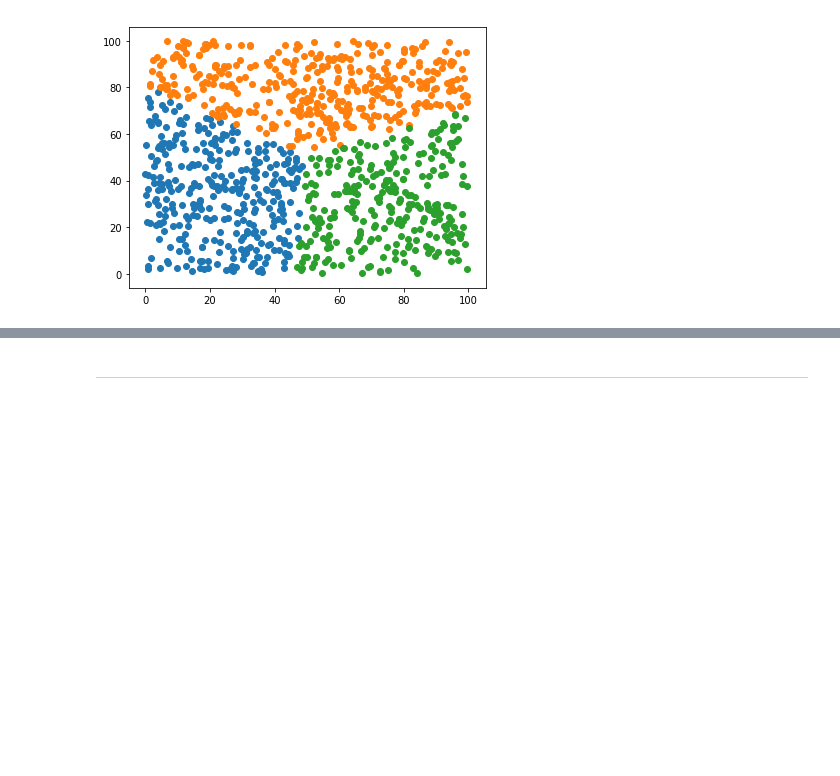
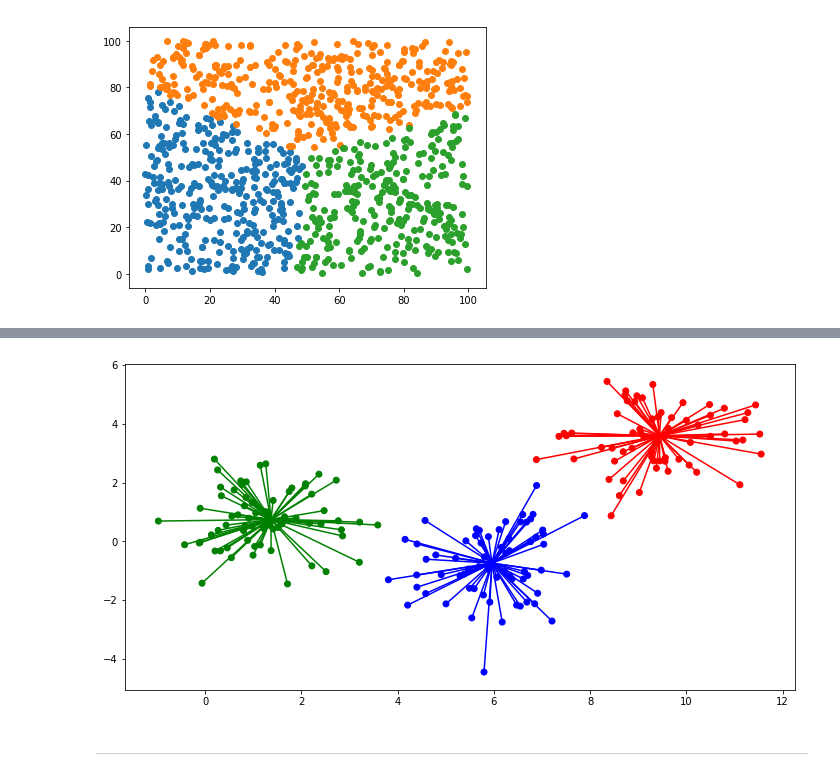
Before and after one commit to KxSystems/ml, a Jupyter notebook: clust/notebooks/clusteralgo.ipynb, the cells around one changed output, grey strips where cells are left out. Saved outputs shown, nothing was run; the diff lists cells and outputs as text; code cells hidden in the pictures; blank space fills up the shorter version.

```diff
--- a/clust/notebooks/clusteralgo.ipynb
+++ b/clust/notebooks/clusteralgo.ipynb
@@ -224,2 +258,6 @@ plt[`:show][];
+# %%
+.ml.clust.ap[d8;.9;`min;0b];
+# %% [output]
+[figure, added]
 # %% [markdown]
 ---
```
Also changed, not shown: parts of 5 cells of this notebook, 2 other files.
